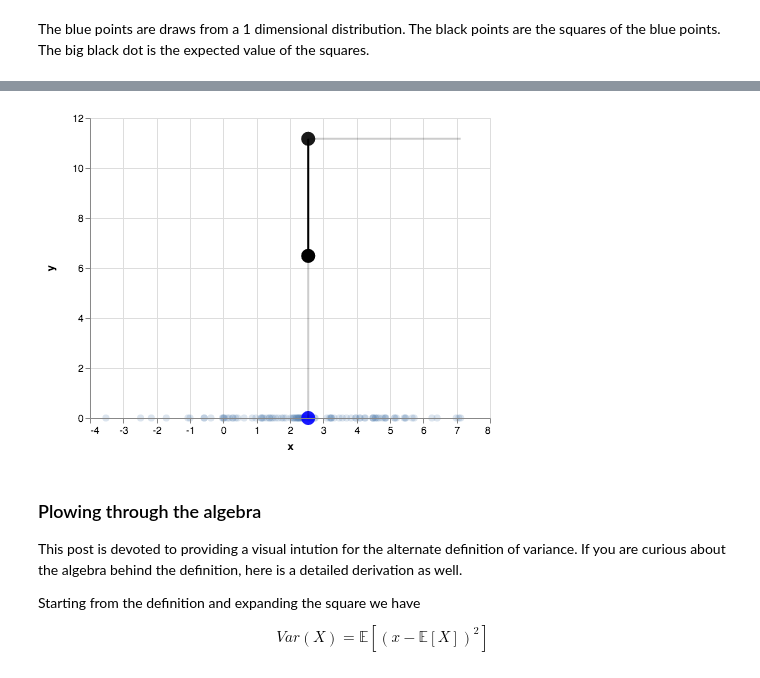
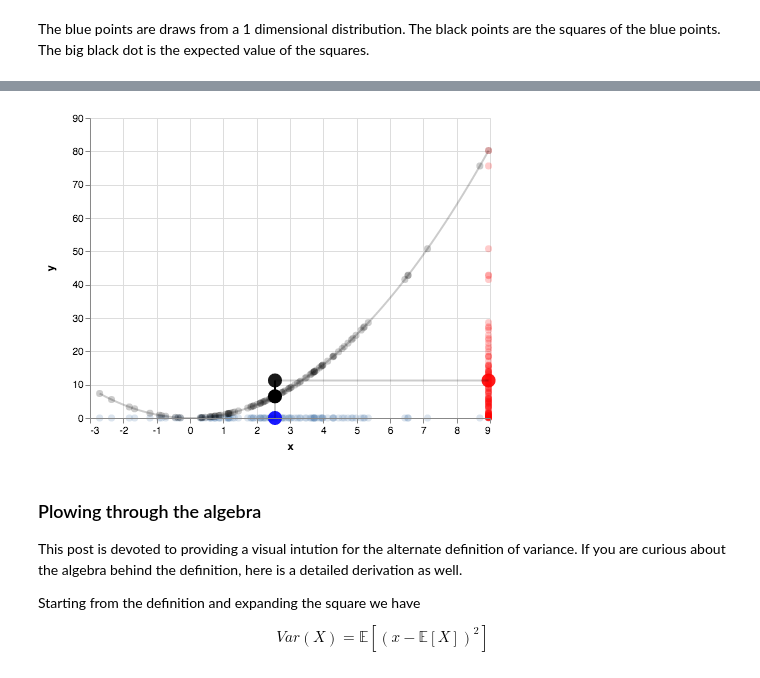
Before and after one commit to AbeHandler/variance, a Jupyter notebook: viz.ipynb, the cells around one changed output, grey strips where cells are left out. Drawn from its saved outputs; the diff is of its cells as text; code cells hidden in the pictures.

```diff
--- a/viz.ipynb
+++ b/viz.ipynb
@@ -18,0 +20,20 @@ which is the mean of the square of $X$, minus the mean of the square of $E[X]$.
+# %%
+mu, sigma = 2.5, 2 # mean and standard deviation
+N = 300
+nbins = 10
+s = [o for o in np.random.normal(mu, sigma, size=N)]
+
+values, bins = np.histogram(s, bins=np.arange(-3, nbins + 1))
+
+dt = make_altair_object(bins, values)
+
+c1 = make_bar_chart(size=10, opacity=.2, data=dt)
+
+dt = make_altair_object(s, np.zeros(len(s)))
+
+c2 = alt.Chart(dt).mark_point(size=20, opacity=.4).encode(
+        x='x:Q',  # specify ordinal data
+        y='y:Q',  # specify quantitative data
+    )
+
+c1 + c2
@@ -24,17 +131,20 @@ from vega_datasets import data
 
 import numpy as np
 
-def make_plot():
+def make_bar_chart(size, opacity, data):
+    return alt.Chart(data).mark_bar(size=10, opacity=.2).encode(
+        x='x:Q',  # specify ordinal data
+        y='y:Q',  # specify quantitative data
+    )
+    return
+
+def make_plot(s):
 
     def f(x):
         return x ** 2
 
-    mu, sigma = 2.5, 2 # mean and standard deviation
-    s = [o for o in np.random.normal(mu, sigma, size=100)]
-
     expected_value = f(np.mean(s))
     expected_sq = np.mean([f(i) for i in s])
-
 
 
     def make_altair_object(X, Y):
@@ -120,35 +230,35 @@ def make_plot():
 
     c9 = alt.Chart(dt).mark_line(color="black", opacity=line_opacity).encode(
         x='x:Q',  # specify ordinal data
         y='y:Q',  # specify quantitative data
     )
 
     x = [np.mean(s), np.mean(s)]
     y = [np.mean([f(i) for i in s]), f(np.mean(s))]
 
     dt = make_altair_object(x,y)
 
     c10 = alt.Chart(dt).mark_line(color="black", opacity=1, thickness=100).encode(
         x='x:Q',  # specify ordinal data
         y='y:Q',  # specify quantitative data
     )
 
 
     x = [np.mean(s)]
     y = [f(np.mean(s))]
 
     dt = make_altair_object(x,y)
 
     c11 = alt.Chart(dt).mark_point(color="black", opacity=1, filled=True, size=expectation_size).encode(
         x='x:Q',  # specify ordinal data
         y='y:Q',  # specify quantitative data
     )
 
-    return c1 + c2 + c3 + c7 + c8 + c9 + c10 + c11
+    return c1 + c2 + c3 + c4 + c5 + c6 + c7 + c8 + c9 + c10 + c11
 
 make_plot()
 # %% [output]
-[figure, old version]
+[figure, new version]
 # %% [markdown]
 
 ### Plowing through the algebra
```
Also changed, not shown: parts of 8 cells of this notebook.
